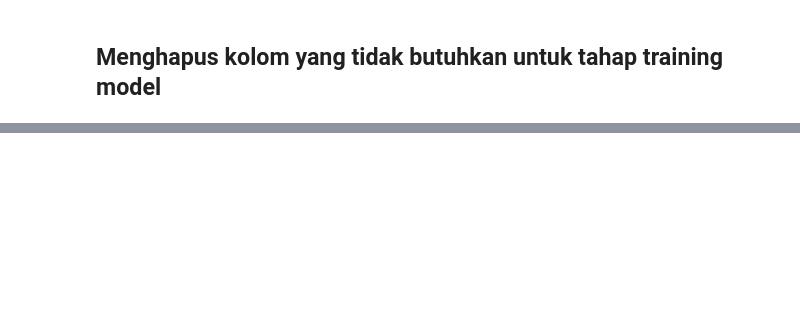
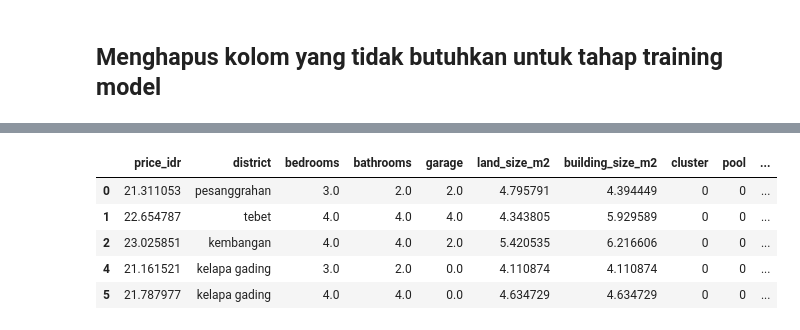
Before and after one commit to KHLLS/Predict_HousePrice-ML-, a Jupyter notebook: notebook/eda.ipynb, the cells around one changed output, grey strips where cells are left out. Saved outputs shown, nothing was run; the diff lists cells and outputs as text; code cells hidden in the pictures; blank space fills up the shorter version.

Commit message:
memprerbaiki cara preprocessing di eda dan membuat file train.ipynb untuk training beberapa model, dan buat mapping json

```diff
--- a/notebook/eda.ipynb
+++ b/notebook/eda.ipynb
@@ -583,0 +344,4 @@ mapping = {
+# %%
+with open("../data/district_mapping.json","r") as file:
+    mapping = json.load(file)
+print(mapping)
@@ -584,2 +352,21 @@ mapping = {
 # %%
-df['sub_district'] = df['district'].copy()
+df['district'] = df['district'].str.lower()
+unknown = set(df[~df['district'].isin(mapping.keys())]['district'].unique())
+if len(unknown) > 0:
+    print(f"{len(unknown)} district tidak ada di mapping:")
+    for d in sorted(unknown):
+           print(f" - '{d}'")
+
+log_unknown = Path("../log/unknown_district.log")
+logged = set()
+if log_unknown.exists():
+      with open(log_unknown,"r") as file:
+            logged = {i.strip() for i in file}
+
+new_unknown = unknown - logged
+if new_unknown:
+      with open(log_unknown,"a") as file:
+        for d in sorted(new_unknown):
+            file.write(f"{d}\n")
+
+df['district'] = df['district'].map(mapping)
@@ -604,0 +393,9 @@ df['district'] = df['district'].map(mapping)
+# %%
+df.head()
+# %% [output]
+|  | price_idr | district | bedrooms | bathrooms | garage | land_size_m2 | building_size_m2 | cluster | pool | ... |
+| 0 | 21.311053 | pesanggrahan | 3.0 | 2.0 | 2.0 | 4.795791 | 4.394449 | 0 | 0 | ... |
+| 1 | 22.654787 | tebet | 4.0 | 4.0 | 4.0 | 4.343805 | 5.929589 | 0 | 0 | ... |
+| 2 | 23.025851 | kembangan | 4.0 | 4.0 | 2.0 | 5.420535 | 6.216606 | 0 | 0 | ... |
+| 4 | 21.161521 | kelapa gading | 3.0 | 2.0 | 0.0 | 4.110874 | 4.110874 | 0 | 0 | ... |
+| 5 | 21.787977 | kelapa gading | 4.0 | 4.0 | 0.0 | 4.634729 | 4.634729 | 0 | 0 | ... |
```
Also changed, not shown: parts of 28 cells of this notebook, 2 other files.
